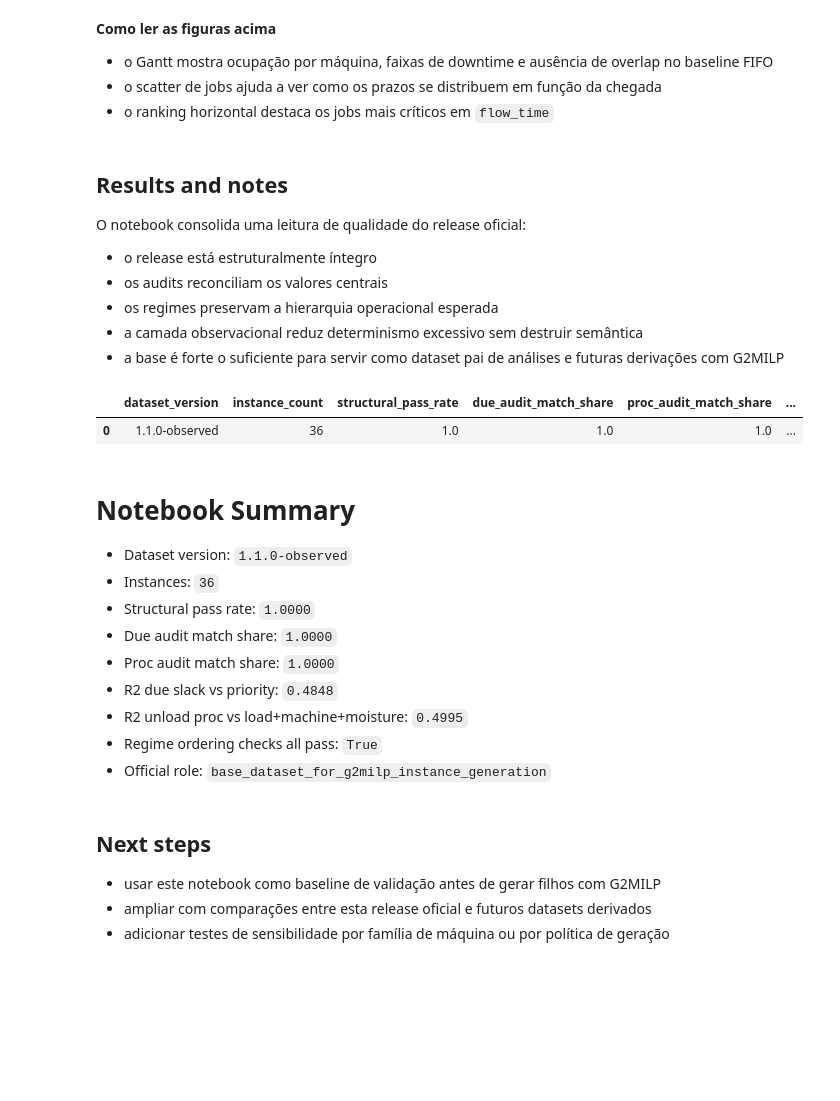
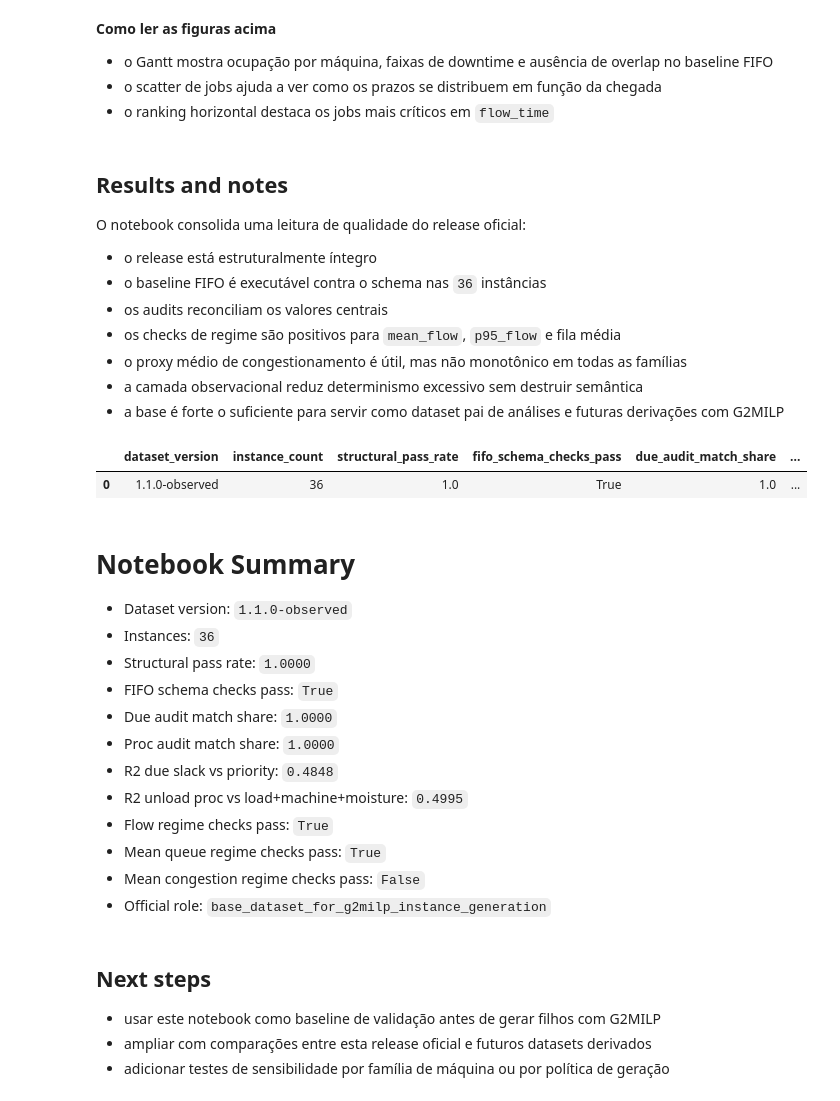
Before and after one commit to PequiFlux/agro_yard_dfjsp_benchmark_go, a Jupyter notebook: output/jupyter-notebook/instance-validation-and-exploratory-analysis.ipynb, the cells around one changed output. Cells and saved outputs as stored; diff of their text form; code cells hidden in the pictures; blank space fills up the shorter version.

Commit message:
Clarify notebook validation checks

```diff
--- a/output/jupyter-notebook/instance-validation-and-exploratory-analysis.ipynb
+++ b/output/jupyter-notebook/instance-validation-and-exploratory-analysis.ipynb
@@ -118,6 +118,7 @@ structural_report = repl.STRUCTURAL_REPORT.copy()
 event_report = repl.EVENT_REPORT.copy()
 audit_reconciliation = repl.AUDIT_RECONCILIATION.copy()
 regime_checks = repl.REGIME_CHECKS.copy()
+fifo_schema_report = repl.FIFO_SCHEMA_REPORT.copy()
 utilization = repl.UTILIZATION.copy()
 diagnostics = repl.DIAGNOSTICS.copy()
 unload = repl.UNLOAD.copy()
@@ -487,8 +512,10 @@ plt.show()
 O notebook consolida uma leitura de qualidade do release oficial:
 
 - o release está estruturalmente íntegro
+- o baseline FIFO é executável contra o schema nas `36` instâncias
 - os audits reconciliam os valores centrais
-- os regimes preservam a hierarquia operacional esperada
+- os checks de regime são positivos para `mean_flow`, `p95_flow` e fila média
+- o proxy médio de congestionamento é útil, mas não monotônico em todas as famílias
 - a camada observacional reduz determinismo excessivo sem destruir semântica
 - a base é forte o suficiente para servir como dataset pai de análises e futuras derivações com G2MILP
 # %%
@@ -496,51 +523,72 @@ summary = {
     "dataset_version": manifest["dataset_version"],
     "instance_count": int(params["instance_id"].nunique()),
     "structural_pass_rate": float((structural_report["status"] == "PASS").mean()),
+    "fifo_schema_checks_pass": bool(
+        fifo_schema_report[
+            [
+                "eligible_assignment_ok",
+                "release_time_ok",
+                "precedence_ok",
+                "machine_overlap_ok",
+                "downtime_ok",
+            ]
+        ].all(axis=None)
+    ),
     "due_audit_match_share": float(audit_reconciliation["due_match_share"].mean()),
     "proc_audit_match_share": float(audit_reconciliation["proc_match_share"].mean()),
     "r2_due_slack_vs_priority": float(diagnostics["r2_due_slack_vs_priority"]),
     "r2_unload_proc_vs_load_machine_moisture": float(
         diagnostics["r2_unload_proc_vs_load_machine_moisture"]
     ),
-    "all_regime_order_checks_pass": bool(
+    "flow_regime_order_checks_pass": bool(
         regime_checks["mean_flow_order_ok"].all()
         and regime_checks["p95_flow_order_ok"].all()
+    ),
+    "queue_regime_order_checks_pass": bool(regime_checks["mean_queue_order_ok"].all()),
+    "congestion_mean_regime_order_checks_pass": bool(
+        regime_checks["mean_congestion_order_ok"].all()
     ),
     "g2milp_role": manifest["official_dataset_role"],
 }
 summary_df = pd.DataFrame([summary])
 display(summary_df)
 
 summary_lines = [
     "# Notebook Summary",
     "",
     f"- Dataset version: `{summary['dataset_version']}`",
     f"- Instances: `{summary['instance_count']}`",
     f"- Structural pass rate: `{summary['structural_pass_rate']:.4f}`",
+    f"- FIFO schema checks pass: `{summary['fifo_schema_checks_pass']}`",
     f"- Due audit match share: `{summary['due_audit_match_share']:.4f}`",
     f"- Proc audit match share: `{summary['proc_audit_match_share']:.4f}`",
     f"- R2 due slack vs priority: `{summary['r2_due_slack_vs_priority']:.4f}`",
     f"- R2 unload proc vs load+machine+moisture: `{summary['r2_unload_proc_vs_load_machine_moisture']:.4f}`",
-    f"- Regime ordering checks all pass: `{summary['all_regime_order_checks_pass']}`",
+    f"- Flow regime checks pass: `{summary['flow_regime_order_checks_pass']}`",
+    f"- Mean queue regime checks pass: `{summary['queue_regime_order_checks_pass']}`",
+    f"- Mean congestion regime checks pass: `{summary['congestion_mean_regime_order_checks_pass']}`",
     f"- Official role: `{summary['g2milp_role']}`",
 ]
 summary_text = "\n".join(summary_lines)
 (ARTIFACT_DIR / "notebook_summary.md").write_text(summary_text, encoding="utf-8")
 summary_df.to_csv(ARTIFACT_DIR / "notebook_summary.csv", index=False)
 display(Markdown(summary_text))
 # %% [output]
-|  | dataset_version | instance_count | structural_pass_rate | due_audit_match_share | proc_audit_match_share | ... |
-| 0 | 1.1.0-observed | 36 | 1.0 | 1.0 | 1.0 | ... |
+|  | dataset_version | instance_count | structural_pass_rate | fifo_schema_checks_pass | due_audit_match_share | ... |
+| 0 | 1.1.0-observed | 36 | 1.0 | True | 1.0 | ... |
 # Notebook Summary
 
 - Dataset version: `1.1.0-observed`
 - Instances: `36`
 - Structural pass rate: `1.0000`
+- FIFO schema checks pass: `True`
 - Due audit match share: `1.0000`
 - Proc audit match share: `1.0000`
 - R2 due slack vs priority: `0.4848`
 - R2 unload proc vs load+machine+moisture: `0.4995`
-- Regime ordering checks all pass: `True`
+- Flow regime checks pass: `True`
+- Mean queue regime checks pass: `True`
+- Mean congestion regime checks pass: `False`
 - Official role: `base_dataset_for_g2milp_instance_generation`
 # %% [markdown]
 ## Next steps
```
Also changed, not shown: parts of 6 cells of this notebook, 6 other files.
